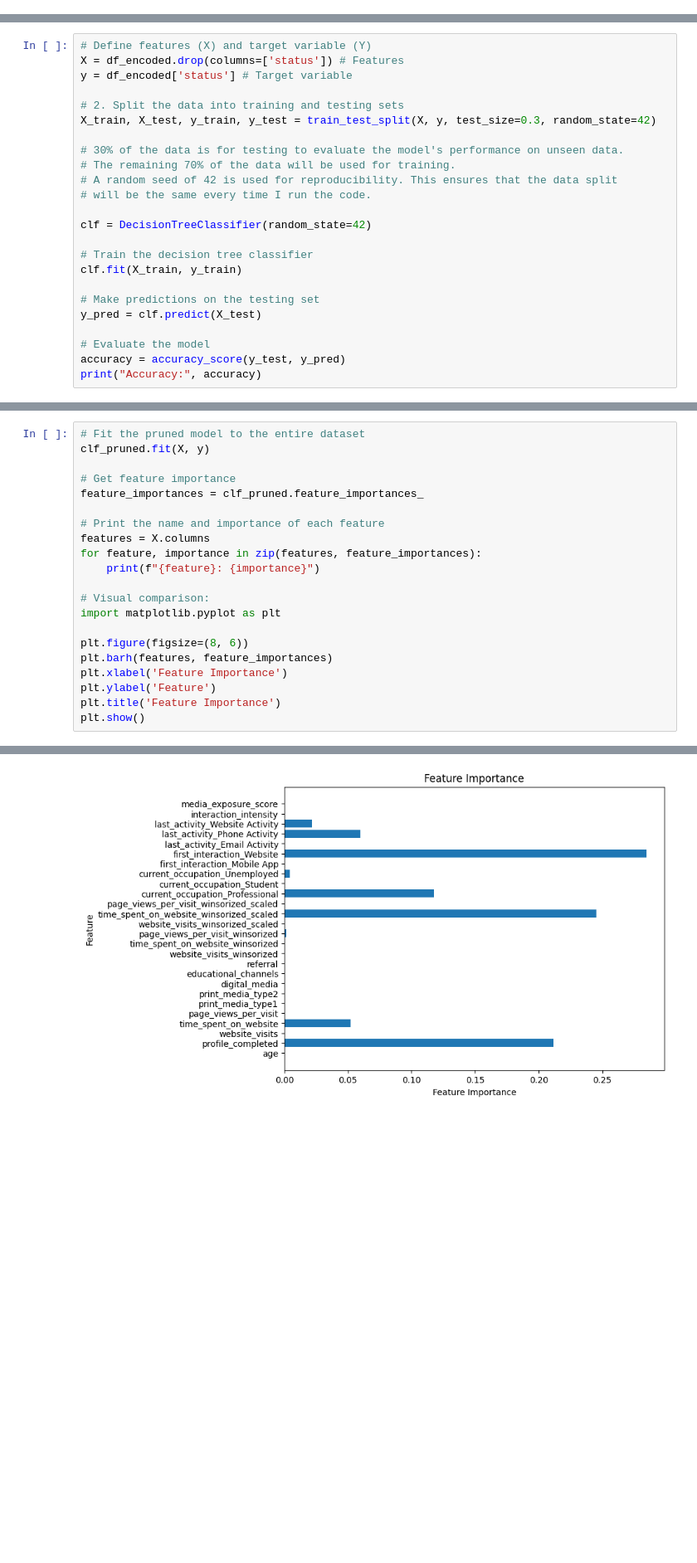
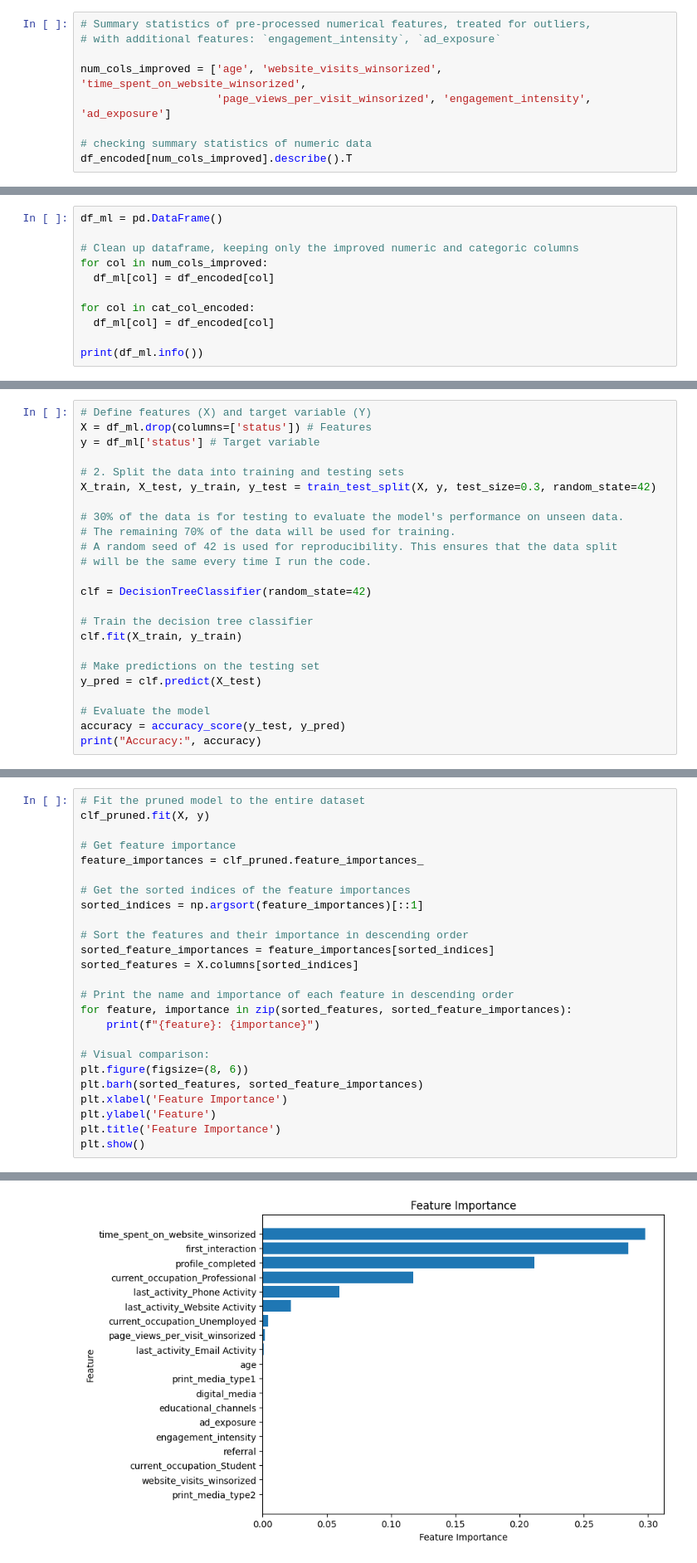
Before and after one commit to kaizengrowth/machine_learning_projects, a Jupyter notebook: KaitlinCort_MIT_RandomForest_GridSearchCSV.ipynb, the cells around one changed output, grey strips where cells are left out. Shown at 83% size. Cells and saved outputs as stored; diff of their text form; blank space fills up the shorter version.

```diff
--- a/KaitlinCort_MIT_RandomForest_GridSearchCSV.ipynb
+++ b/KaitlinCort_MIT_RandomForest_GridSearchCSV.ipynb
@@ -557,0 +686,9 @@ This scaling allows for easier comparison and interpreation. The symmetric distr
+# %%
+# Summary statistics of pre-processed numerical features, treated for outliers,
+# with additional features: `engagement_intensity`, `ad_exposure`
+
+num_cols_improved = ['age', 'website_visits_winsorized', 'time_spent_on_website_winsorized',
+                     'page_views_per_visit_winsorized', 'engagement_intensity', 'ad_exposure']
+
+# checking summary statistics of numeric data
+df_encoded[num_cols_improved].describe().T
@@ -790,3 +927,14 @@ plt.show()
 # %% [markdown]
 # Part 4.
 # Building a Decision Tree model
+# %%
+df_ml = pd.DataFrame()
+
+# Clean up dataframe, keeping only the improved numeric and categoric columns
+for col in num_cols_improved:
+  df_ml[col] = df_encoded[col]
+
+for col in cat_col_encoded:
+  df_ml[col] = df_encoded[col]
+
+print(df_ml.info())
@@ -793,7 +959,7 @@ plt.show()
 # %%
 # Define features (X) and target variable (Y)
-X = df_encoded.drop(columns=['status']) # Features
-y = df_encoded['status'] # Target variable
+X = df_ml.drop(columns=['status']) # Features
+y = df_ml['status'] # Target variable
 
 # 2. Split the data into training and testing sets
 X_train, X_test, y_train, y_test = train_test_split(X, y, test_size=0.3, random_state=42)
@@ -1034,16 +1242,20 @@ clf_pruned.fit(X, y)
 # Get feature importance
 feature_importances = clf_pruned.feature_importances_
 
-# Print the name and importance of each feature
-features = X.columns
-for feature, importance in zip(features, feature_importances):
+# Get the sorted indices of the feature importances
+sorted_indices = np.argsort(feature_importances)[::1]
+
+# Sort the features and their importance in descending order
+sorted_feature_importances = feature_importances[sorted_indices]
+sorted_features = X.columns[sorted_indices]
+
+# Print the name and importance of each feature in descending order
+for feature, importance in zip(sorted_features, sorted_feature_importances):
     print(f"{feature}: {importance}")
 
 # Visual comparison:
-import matplotlib.pyplot as plt
-
 plt.figure(figsize=(8, 6))
-plt.barh(features, feature_importances)
+plt.barh(sorted_features, sorted_feature_importances)
 plt.xlabel('Feature Importance')
 plt.ylabel('Feature')
 plt.title('Feature Importance')
@@ -1069,4 +1283,4 @@ media_exposure_score: 0.0
-[figure, old version]
+[figure, new version]
 # %% [markdown]
 ### Observations:
 
```
Also changed, not shown: parts of 60 cells of this notebook.
